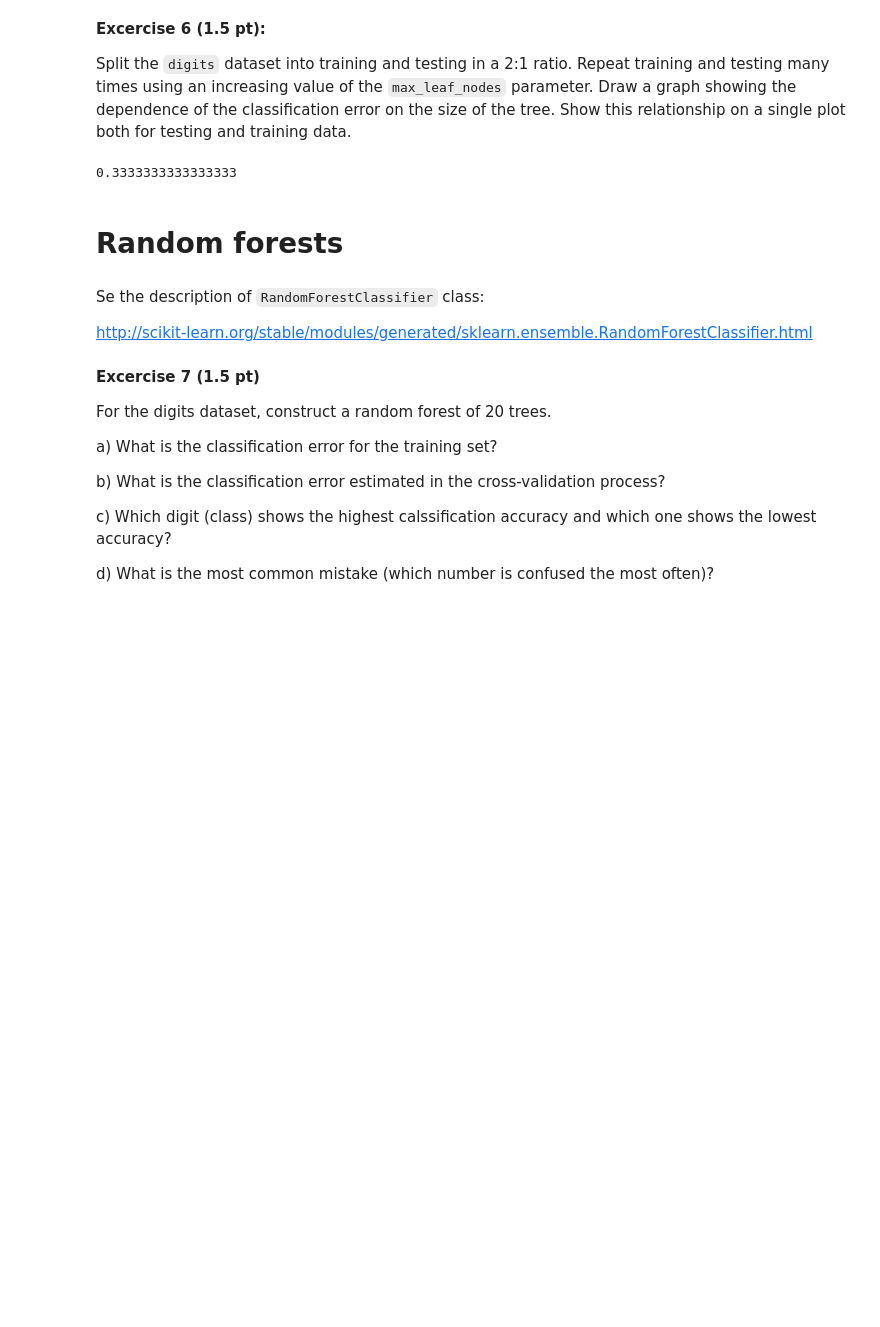
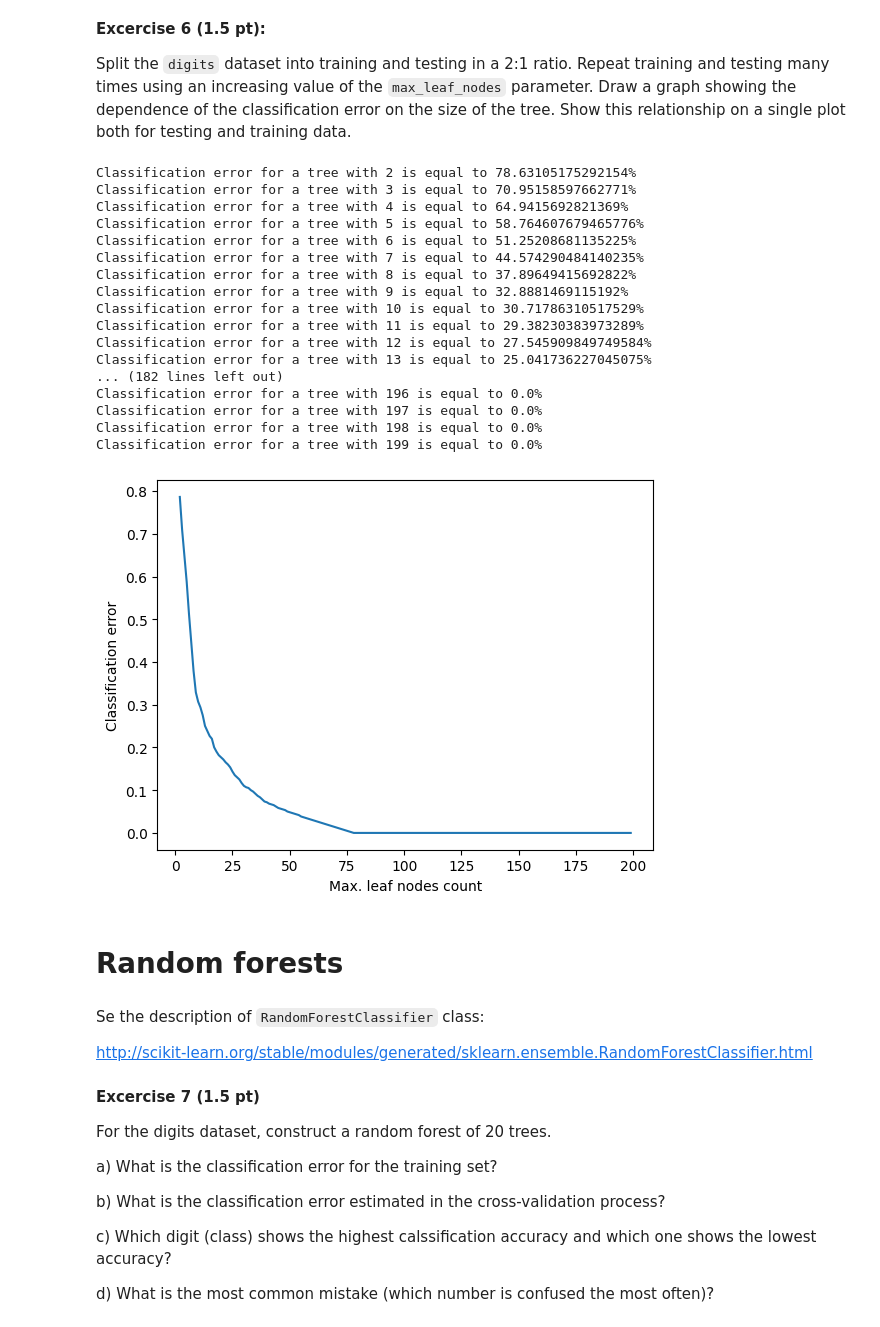
Before and after one commit to BTeclaw/Advanced-Data-Mining, a Jupyter notebook: ADM_Homework3/trees_10_2021.ipynb, the cells around one changed output. Saved outputs shown, nothing was run; the diff lists cells and outputs as text; code cells hidden in the pictures; blank space fills up the shorter version.

```diff
--- a/ADM_Homework3/trees_10_2021.ipynb
+++ b/ADM_Homework3/trees_10_2021.ipynb
@@ -269,13 +269,40 @@ Average precision of tree with optimizing the max. leaf node count parameter: 84
 **Excercise 6 (1.5 pt):**
 
 Split the `digits` dataset into training and testing in a 2:1 ratio. Repeat training and testing many times using an increasing value of the `max_leaf_nodes` parameter. Draw a graph showing the dependence of the classification error on the size of the tree. Show this relationship on a single plot both for testing and training data.
-# %%
-train_digit_data, test_digit_data, train_digit_target, test_digit_target = train_test_split(digits['data'], digits['target'], test_size=(1./3.))
-
-for max_leaf_nodes_count in max_leaf_nodes_values:
-    pass #TOO DO
-# %% [output]
-0.3333333333333333
+# %%
+train_digit_data, test_digit_data, train_digit_target, test_digit_target = train_test_split(digits['data'], digits['target'], test_size=(1./3.))
+
+digit_tree = None
+classification_errors = []
+for max_leaf_nodes_count in max_leaf_nodes_values:
+    digit_tree = tree.DecisionTreeClassifier(max_leaf_nodes=max_leaf_nodes_count).fit(test_digit_data, test_digit_target)
+    classification_error = 1 - digit_tree.score(test_digit_data, test_digit_target)
+    classification_errors.append(classification_error)
+    print(f"Classification error for a tree with {max_leaf_nodes_count} is equal to {classification_error * 100}%")
+
+plt.plot(max_leaf_nodes_values, classification_errors)
+plt.xlabel('Max. leaf nodes count')
+plt.ylabel('Classification error')
+plt.show()
+# %% [output]
+Classification error for a tree with 2 is equal to 78.63105175292154%
+Classification error for a tree with 3 is equal to 70.95158597662771%
+Classification error for a tree with 4 is equal to 64.9415692821369%
+Classification error for a tree with 5 is equal to 58.764607679465776%
+Classification error for a tree with 6 is equal to 51.25208681135225%
+Classification error for a tree with 7 is equal to 44.574290484140235%
+Classification error for a tree with 8 is equal to 37.89649415692822%
+Classification error for a tree with 9 is equal to 32.8881469115192%
+Classification error for a tree with 10 is equal to 30.71786310517529%
+Classification error for a tree with 11 is equal to 29.38230383973289%
+Classification error for a tree with 12 is equal to 27.545909849749584%
+Classification error for a tree with 13 is equal to 25.041736227045075%
+... (182 lines left out)
+Classification error for a tree with 196 is equal to 0.0%
+Classification error for a tree with 197 is equal to 0.0%
+Classification error for a tree with 198 is equal to 0.0%
+Classification error for a tree with 199 is equal to 0.0%
+[figure, added]
 # %% [markdown]
 # Random forests #
 # %% [markdown]
```
Also changed, not shown: parts of 12 cells of this notebook.
